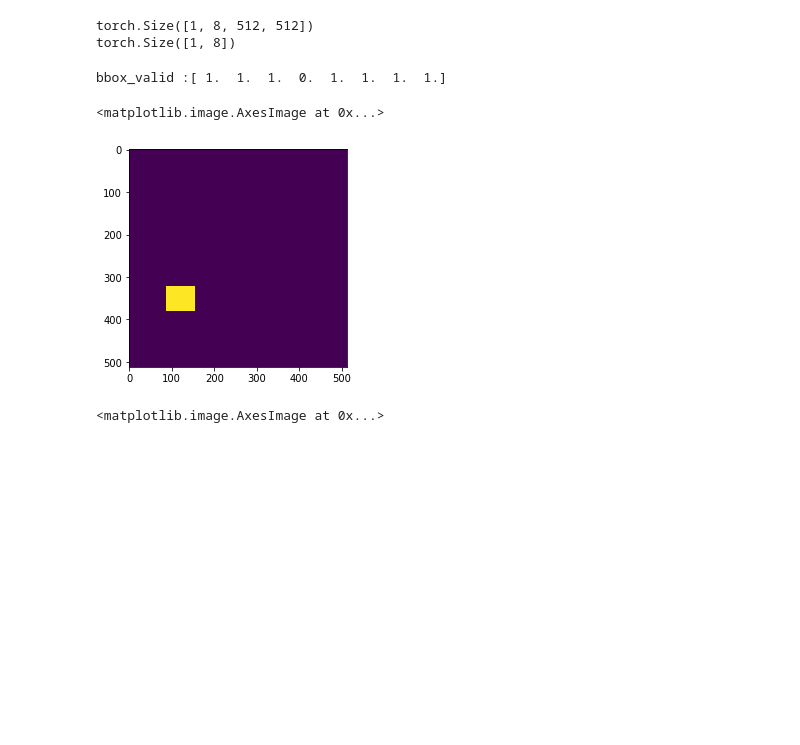
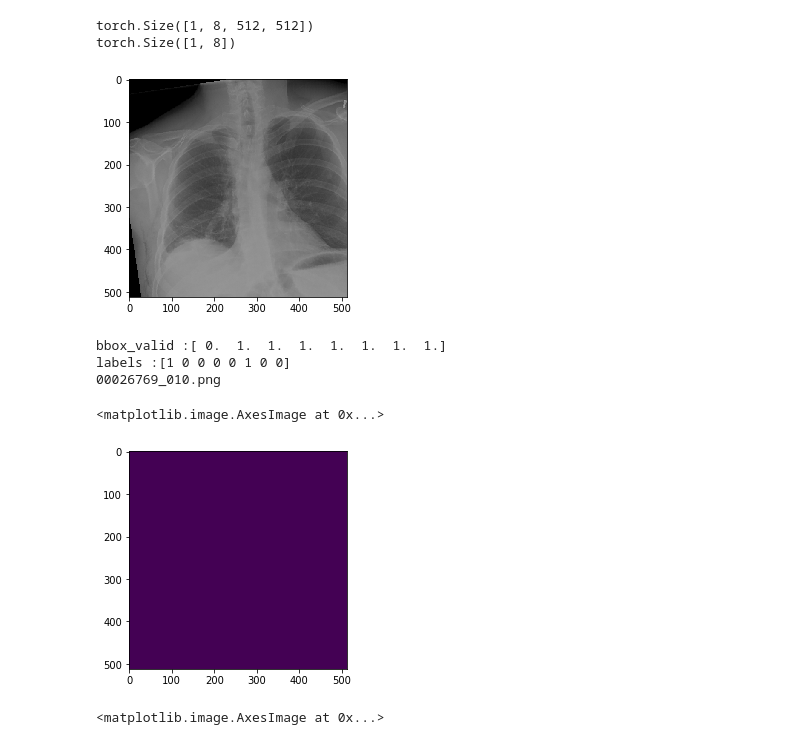
Before and after one commit to TRKuan/cxr8, a Jupyter notebook: Dataset.ipynb, the cells around one changed output. Cells and saved outputs as stored; diff of their text form; code cells hidden in the pictures; blank space fills up the shorter version.

```diff
--- a/Dataset.ipynb
+++ b/Dataset.ipynb
@@ -119,13 +119,21 @@ print(bbox_valids.shape)
 # %% [output]
 torch.Size([1, 8, 512, 512])
 torch.Size([1, 8])
+# %%
+show_tensor_image(images[0])
+# %% [output]
+[figure, added]
 # %%
 print('bbox_valid :'+str(bbox_valids[0].numpy()))
+print('labels :'+str(labels[0].numpy()))
+print(names[0])
 plt.imshow(bboxes[0][0])
 # %% [output]
-bbox_valid :[ 1.  1.  1.  0.  1.  1.  1.  1.]
+bbox_valid :[ 0.  1.  1.  1.  1.  1.  1.  1.]
+labels :[1 0 0 0 0 1 0 0]
+00026769_010.png
 <matplotlib.image.AxesImage at 0x...>
-[figure, old version]
+[figure, new version]
 # %%
 plt.imshow(bboxes[0][1])
 # %% [output]
```
Also changed, not shown: parts of 7 cells of this notebook.
